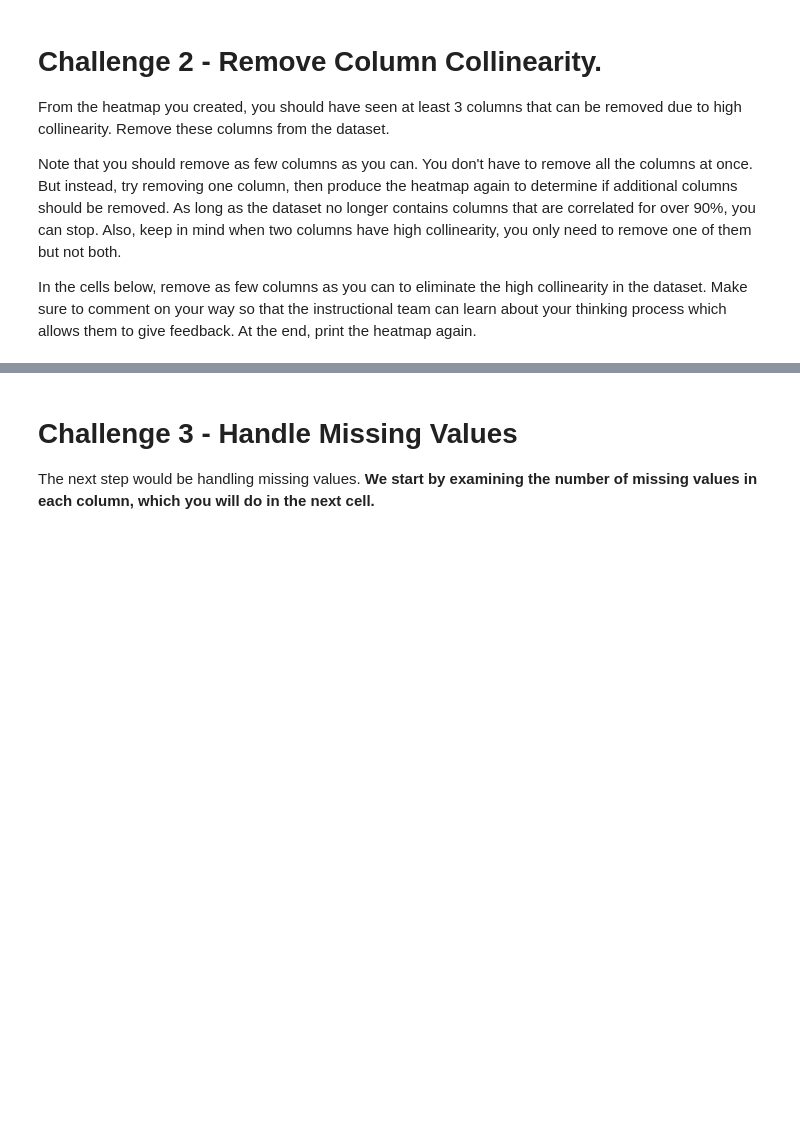
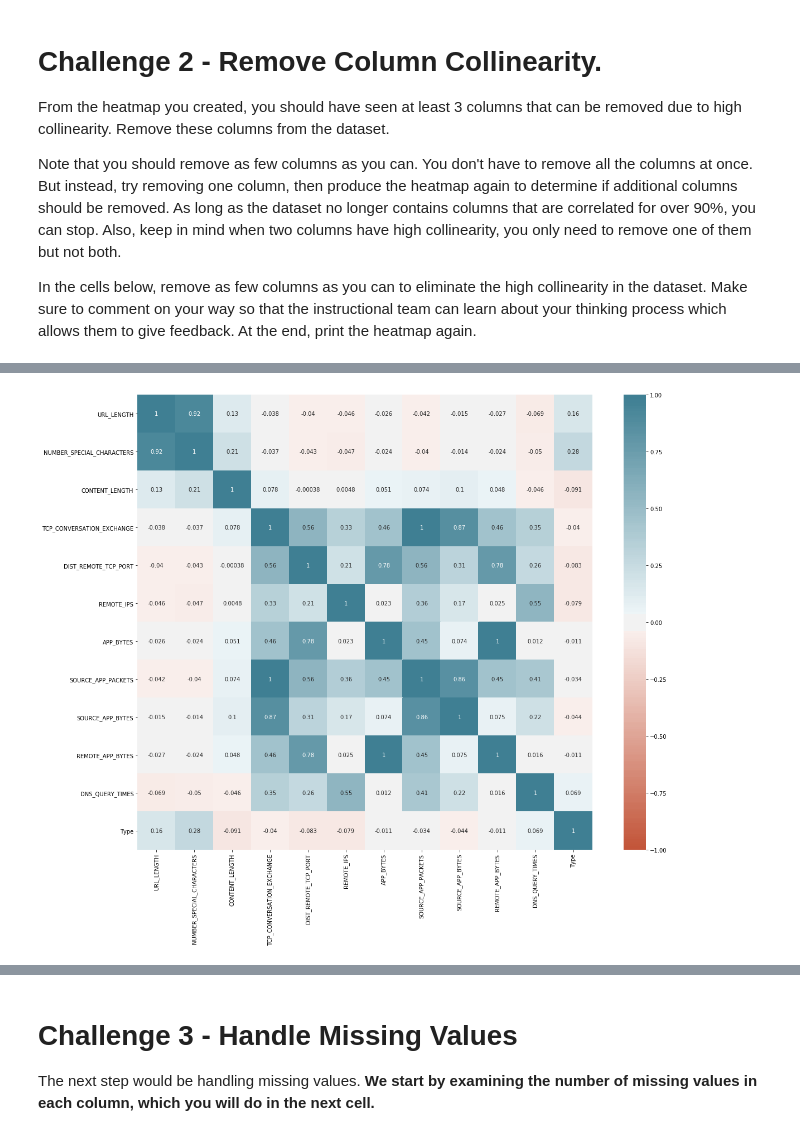
Before and after one commit to ta-data-lis/lab-supervised-learning, a Jupyter notebook: your-code/main.ipynb, the cells around one changed output, grey strips where cells are left out. Cells and saved outputs as stored; diff of their text form; code cells hidden in the pictures; blank space fills up the shorter version.

```diff
--- a/your-code/main.ipynb
+++ b/your-code/main.ipynb
@@ -70,0 +190,20 @@ In the cells below, remove as few columns as you can to eliminate the high colli
+# %%
+# Your comment here
+# I now drop the column REMOTE_APP_PACKETS
+
+websites.drop('REMOTE_APP_PACKETS',axis=1,inplace = True)
+# %%
+# Print heatmap again
+
+#define the size of the plot
+plt.subplots(figsize=(20,15))
+
+# define the heat map
+ax = sns.heatmap(
+    websites.corr(),
+    vmin=-1, vmax=1, center=0,
+    cmap=sns.diverging_palette(20, 220, n=200),
+    square=True,
+    annot = True)
+# %% [output]
+[figure, added]
```
Also changed, not shown: parts of 68 cells of this notebook.
